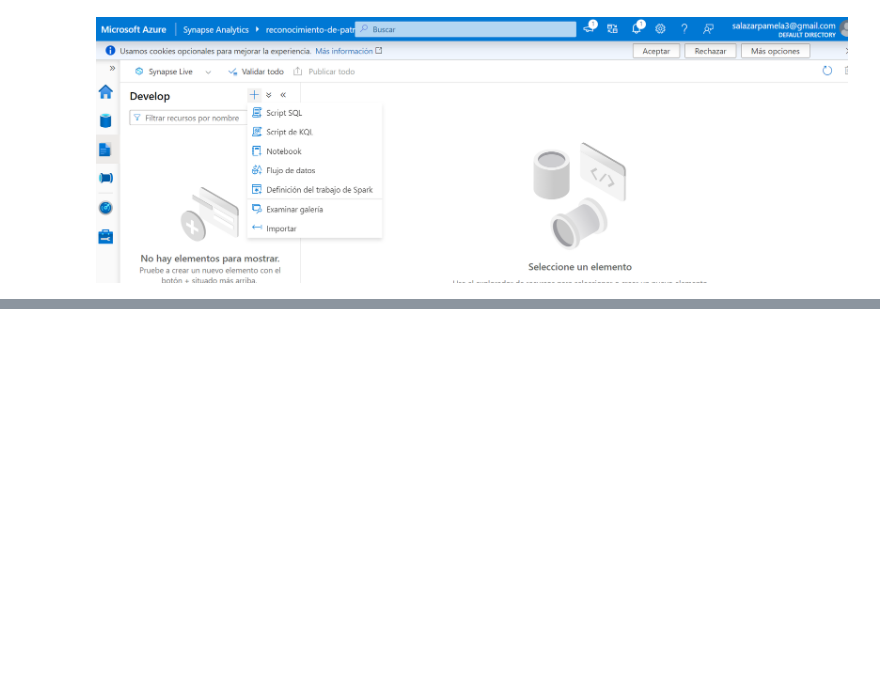
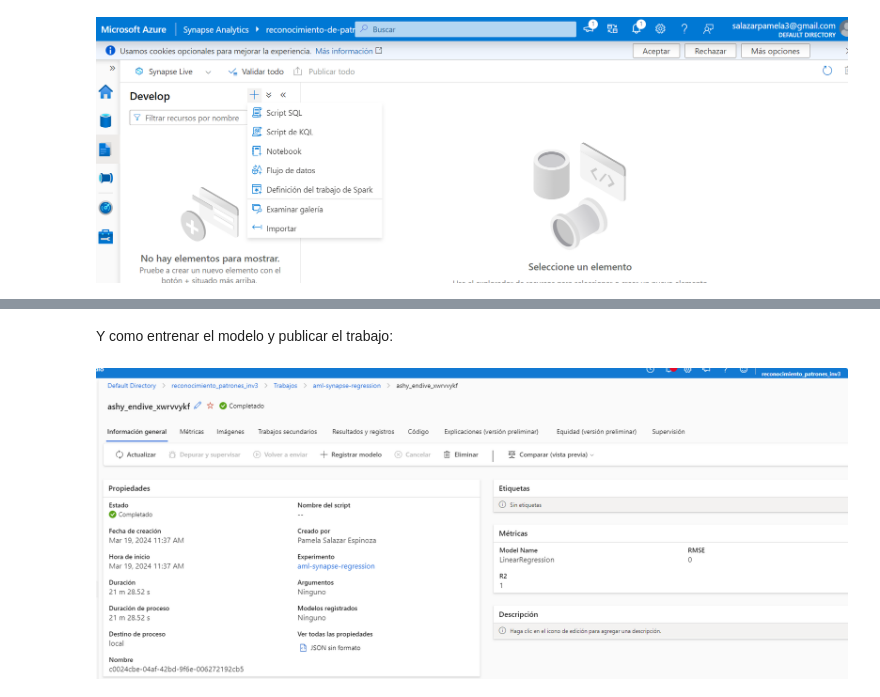
Before and after one commit to psalazar211/RecPatrones_Inv-Corta3, a Jupyter notebook: Hadoop-Spark/Apache-spark-azure-machine-learning-tutorial1.ipynb, the cells around one changed output, grey strips where cells are left out. Drawn from its saved outputs; the diff is of its cells as text; code cells hidden in the pictures; blank space fills up the shorter version.

```diff
--- a/Hadoop-Spark/Apache-spark-azure-machine-learning-tutorial1.ipynb
+++ b/Hadoop-Spark/Apache-spark-azure-machine-learning-tutorial1.ipynb
@@ -104,0 +110,7 @@ En Apache-spark-azure-machine-learning-tutorial2.ipynb se muestra el noebook cre
+# %% [markdown]
+Y como  entrenar el modelo y publicar el trabajo:
+# %%
+from IPython.display import Image
+Image("Images/spark_job.png")
+# %% [output]
+[figure, added]
```
Also changed, not shown: parts of 3 cells of this notebook, 3 other files.
